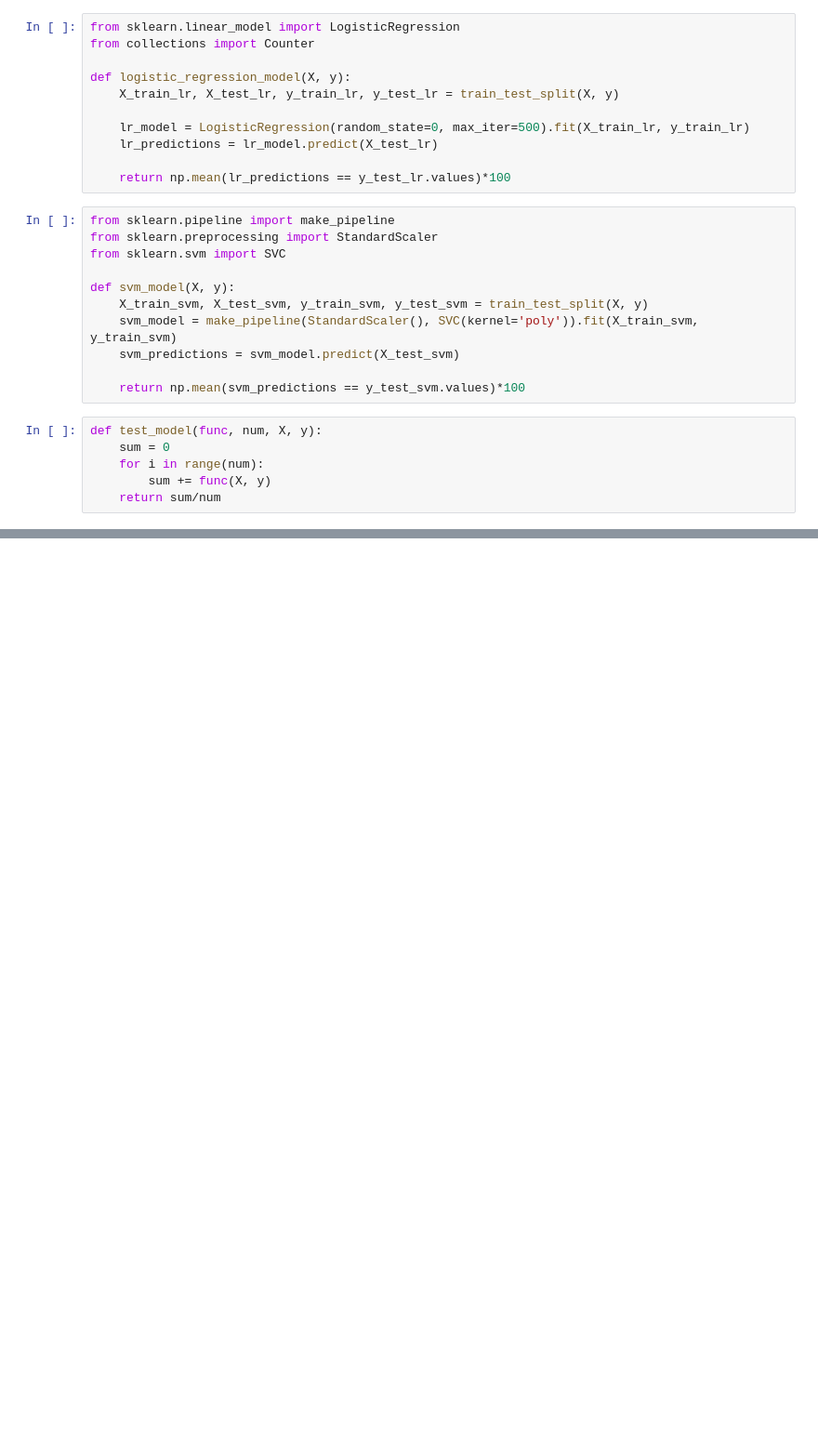
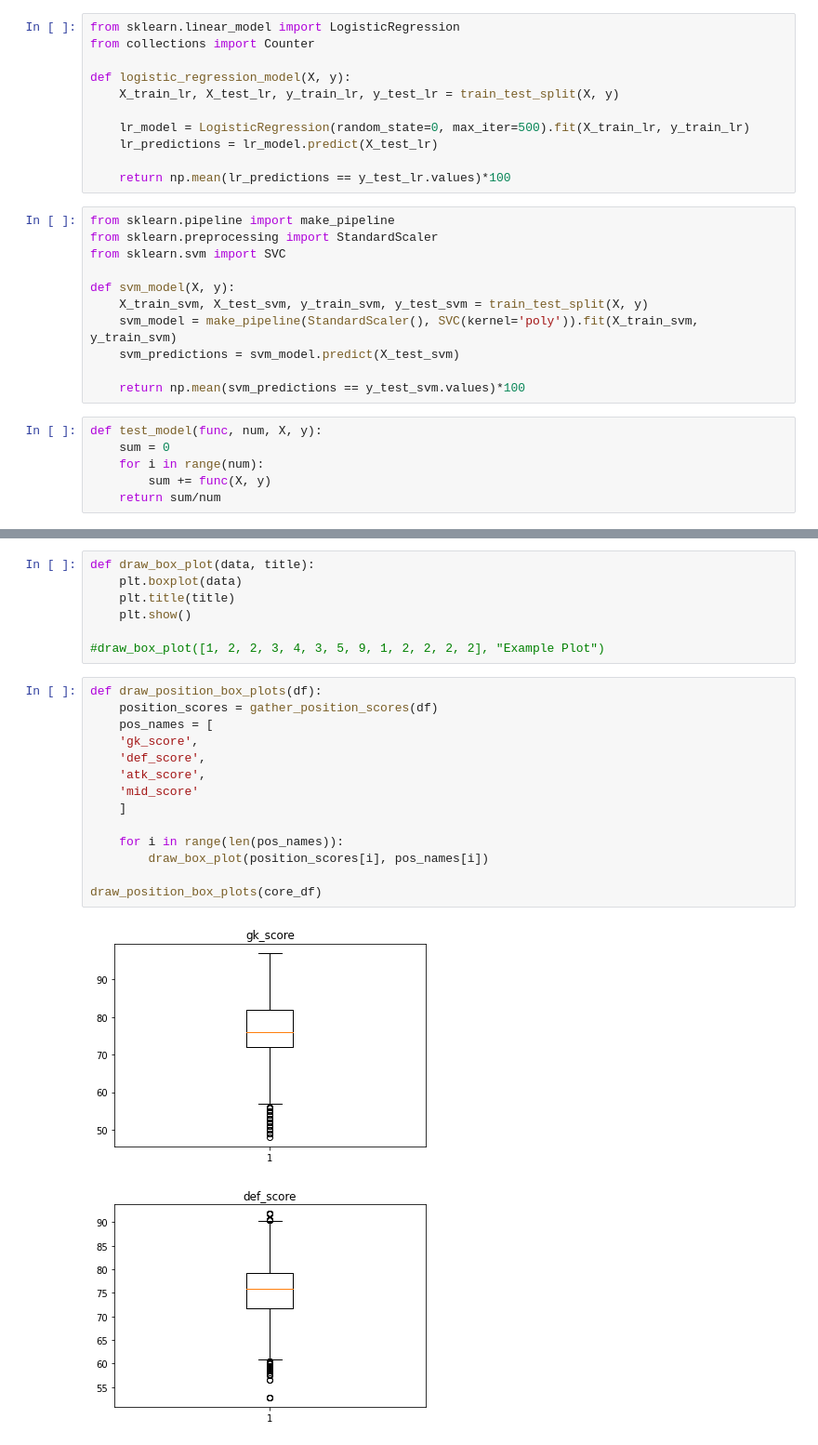
Before and after one commit to james-parky/data-mining-group-coursework, a Jupyter notebook: dataset/predict_missing_data-gaussian.ipynb, the cells around one changed output, grey strips where cells are left out. Shown: that part at 93% size. Drawn from its saved outputs; the diff is of its cells as text; blank space fills up the shorter version.

Commit message:
:art: box plots for position scores

```diff
--- a/dataset/predict_missing_data-gaussian.ipynb
+++ b/dataset/predict_missing_data-gaussian.ipynb
@@ -510,0 +551,24 @@ Filled_SVM: 49.822820694542884
+# %%
+def draw_box_plot(data, title):
+    plt.boxplot(data)
+    plt.title(title)
+    plt.show()
+
+#draw_box_plot([1, 2, 2, 3, 4, 3, 5, 9, 1, 2, 2, 2, 2], "Example Plot")
+# %%
+def draw_position_box_plots(df):
+    position_scores = gather_position_scores(df)
+    pos_names = [
+    'gk_score',
+    'def_score',
+    'atk_score',
+    'mid_score'
+    ]
+
+    for i in range(len(pos_names)):
+        draw_box_plot(position_scores[i], pos_names[i])
+
+draw_position_box_plots(core_df)
+# %% [output]
+[figure, added]
+[figure, added]
```
Also changed, not shown: parts of 5 cells of this notebook.
